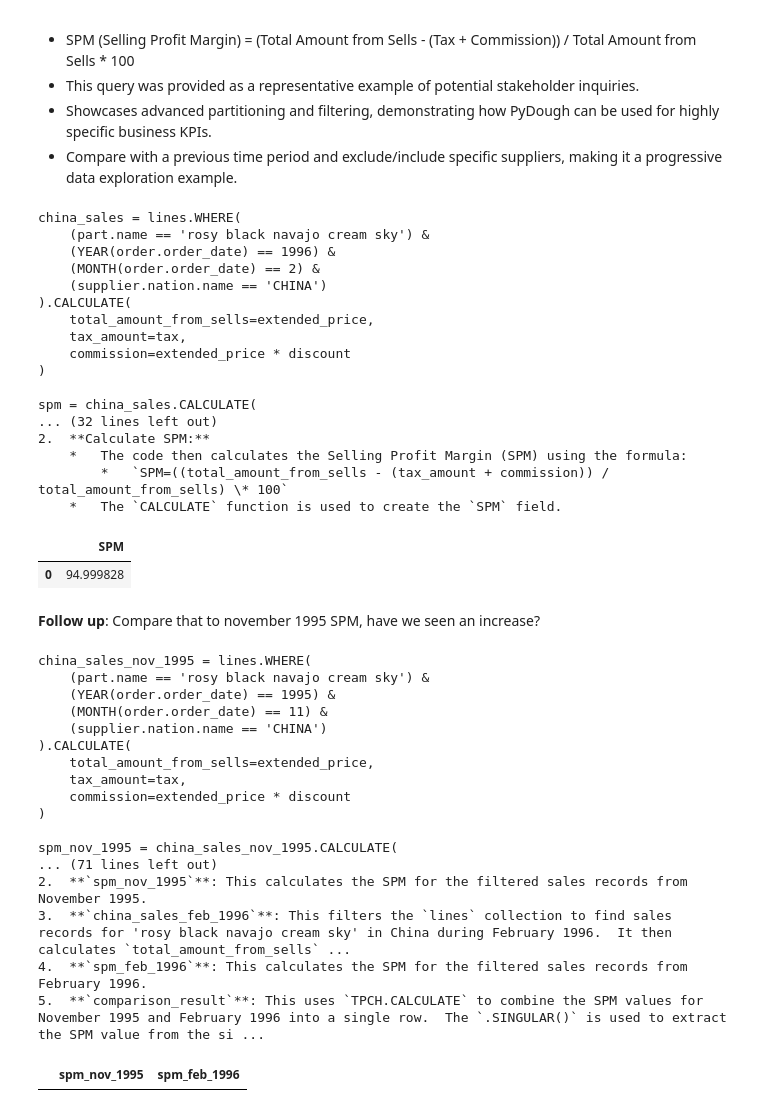
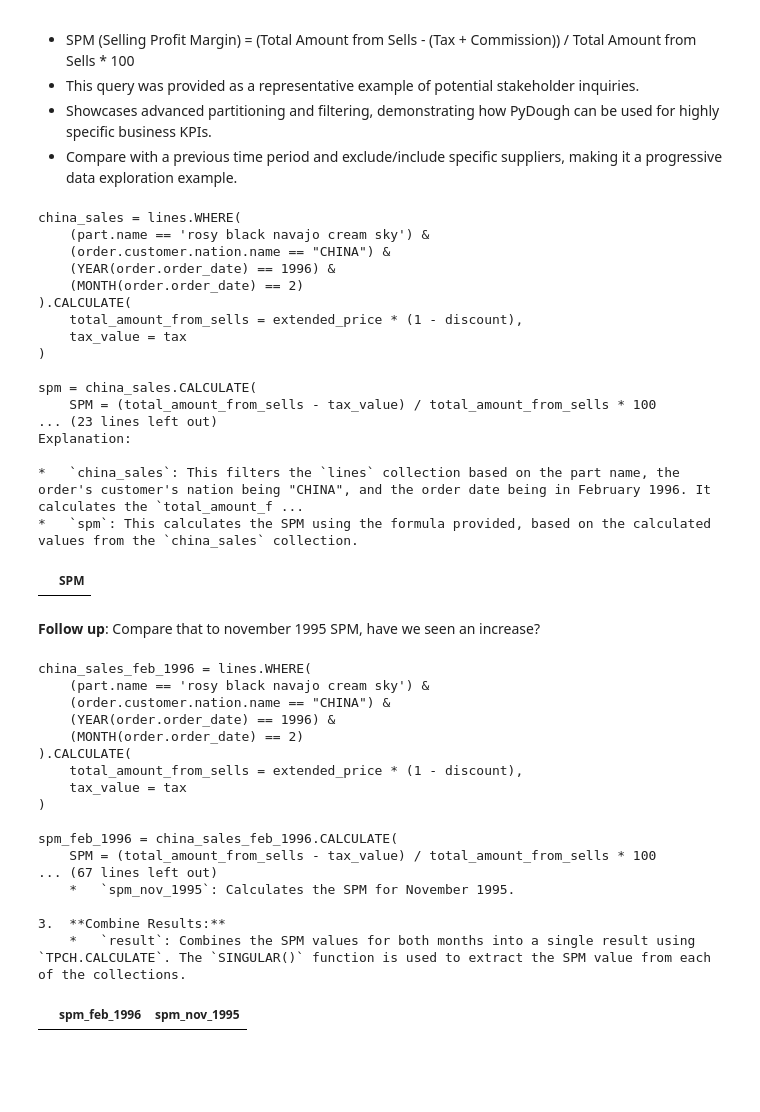
Before and after one commit to bodo-ai/text2pydough, a Jupyter notebook: workbench/AAraya/dev/llm_demo_final_vRK_v2.ipynb, the cells around one changed output. Cells and saved outputs as stored; diff of their text form; code cells hidden in the pictures; blank space fills up the shorter version.

```diff
--- a/workbench/AAraya/dev/llm_demo_final_vRK_v2.ipynb
+++ b/workbench/AAraya/dev/llm_demo_final_vRK_v2.ipynb
@@ -754,32 +760,31 @@ Here's the breakdown:
 - Showcases advanced partitioning and filtering, demonstrating how PyDough can be used for highly specific business KPIs.
 - Compare with a previous time period and exclude/include specific suppliers, making it a progressive data exploration example.
 # %%
-query = """What is the february 1996 SPM for the part called 'rosy black navajo cream sky'  in China? SPM (Selling Profit Margin) = (Total Amount from Sells - (Tax + Commission)) / Total Amount from Sells * 100. Use the order date as filter"""
+query = """What is the february 1996 SPM for the part called 'rosy black navajo cream sky'  in China? Use the order date as filter"""
 
 result = client.ask(query)
 
 print(result.full_explanation)
 result.df
 # %% [output]
 china_sales = lines.WHERE(
     (part.name == 'rosy black navajo cream sky') &
+    (order.customer.nation.name == "CHINA") &
     (YEAR(order.order_date) == 1996) &
-    (MONTH(order.order_date) == 2) &
-    (supplier.nation.name == 'CHINA')
+    (MONTH(order.order_date) == 2)
 ).CALCULATE(
-    total_amount_from_sells=extended_price,
-    tax_amount=tax,
-    commission=extended_price * discount
+    total_amount_from_sells = extended_price * (1 - discount),
+    tax_value = tax
 )
 
 spm = china_sales.CALCULATE(
-... (32 lines left out)
-2.  **Calculate SPM:**
-    *   The code then calculates the Selling Profit Margin (SPM) using the formula:
-        *   `SPM=((total_amount_from_sells - (tax_amount + commission)) / total_amount_from_sells) \* 100`
-    *   The `CALCULATE` function is used to create the `SPM` field.
+    SPM = (total_amount_from_sells - tax_value) / total_amount_from_sells * 100
+... (23 lines left out)
+Explanation:
+
+*   `china_sales`: This filters the `lines` collection based on the part name, the order's customer's nation being "CHINA", and the order date being in February 1996. It calculates the `total_amount_f ...
+*   `spm`: This calculates the SPM using the formula provided, based on the calculated values from the `china_sales` collection.
 |  | SPM |
-| 0 | 94.999828 |
 # %% [markdown]
 **Follow up**: Compare that to november 1995 SPM, have we seen an increase?
 # %%
@@ -788,21 +793,21 @@ result2 = client.discourse(result, "Also calculate november 1995 SPM, and return
 print(result2.full_explanation)
 result2.df
 # %% [output]
-china_sales_nov_1995 = lines.WHERE(
+china_sales_feb_1996 = lines.WHERE(
     (part.name == 'rosy black navajo cream sky') &
-    (YEAR(order.order_date) == 1995) &
-    (MONTH(order.order_date) == 11) &
-    (supplier.nation.name == 'CHINA')
+    (order.customer.nation.name == "CHINA") &
+    (YEAR(order.order_date) == 1996) &
+    (MONTH(order.order_date) == 2)
 ).CALCULATE(
-    total_amount_from_sells=extended_price,
-    tax_amount=tax,
-    commission=extended_price * discount
+    total_amount_from_sells = extended_price * (1 - discount),
+    tax_value = tax
 )
 
-spm_nov_1995 = china_sales_nov_1995.CALCULATE(
-... (71 lines left out)
-2.  **`spm_nov_1995`**: This calculates the SPM for the filtered sales records from November 1995.
-3.  **`china_sales_feb_1996`**: This filters the `lines` collection to find sales records for 'rosy black navajo cream sky' in China during February 1996.  It then calculates `total_amount_from_sells` ...
-4.  **`spm_feb_1996`**: This calculates the SPM for the filtered sales records from February 1996.
-5.  **`comparison_result`**: This uses `TPCH.CALCULATE` to combine the SPM values for November 1995 and February 1996 into a single row.  The `.SINGULAR()` is used to extract the SPM value from the si ...
+spm_feb_1996 = china_sales_feb_1996.CALCULATE(
+    SPM = (total_amount_from_sells - tax_value) / total_amount_from_sells * 100
+... (67 lines left out)
+    *   `spm_nov_1995`: Calculates the SPM for November 1995.
+
+3.  **Combine Results:**
+    *   `result`: Combines the SPM values for both months into a single result using `TPCH.CALCULATE`. The `SINGULAR()` function is used to extract the SPM value from each of the collections.
-|  | spm_nov_1995 | spm_feb_1996 |
+|  | spm_feb_1996 | spm_nov_1995 |
```
Also changed, not shown: parts of 11 cells of this notebook.
